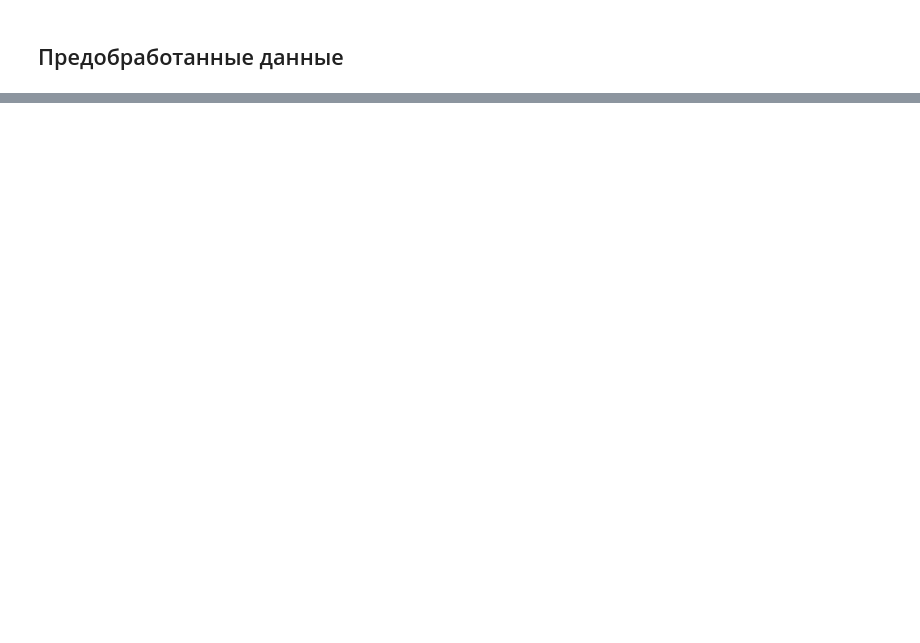
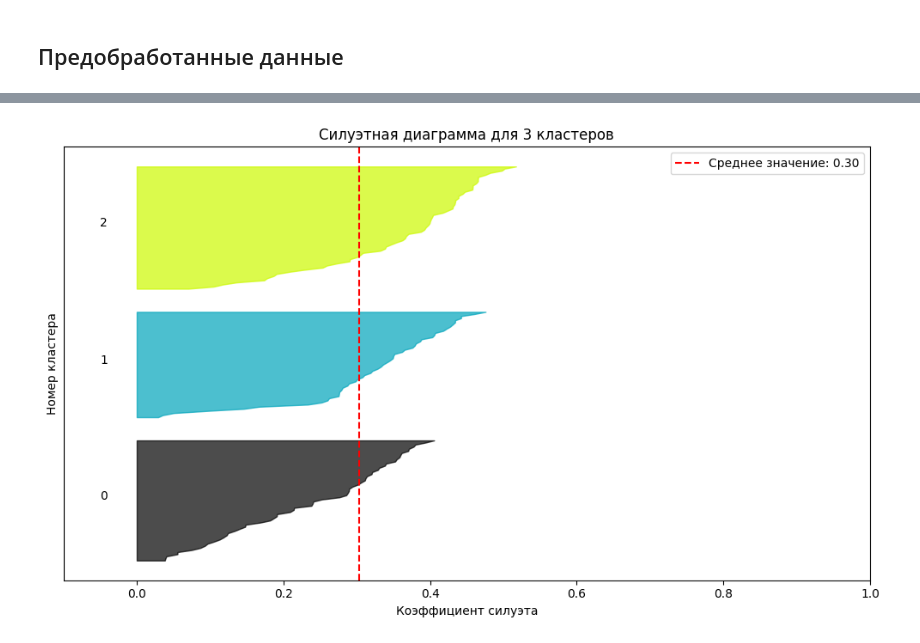
Before and after one commit to kof3stt/Intellectual_systems_engineering_MIREA_part_1, a Jupyter notebook: Практические работы/Практическая работа 2/Clustering.ipynb, the cells around one changed output, grey strips where cells are left out. Saved outputs shown, nothing was run; the diff lists cells and outputs as text; code cells hidden in the pictures; blank space fills up the shorter version.

```diff
--- a/Практические работы/Практическая работа 2/Clustering.ipynb
+++ b/Практические работы/Практическая работа 2/Clustering.ipynb
@@ -456,0 +570,4 @@ X_scaled
+# %%
+manager.visualize_silhouette_analysis(3)
+# %% [output]
+[figure, added]
```
Also changed, not shown: parts of 34 cells of this notebook, 7 other files.
